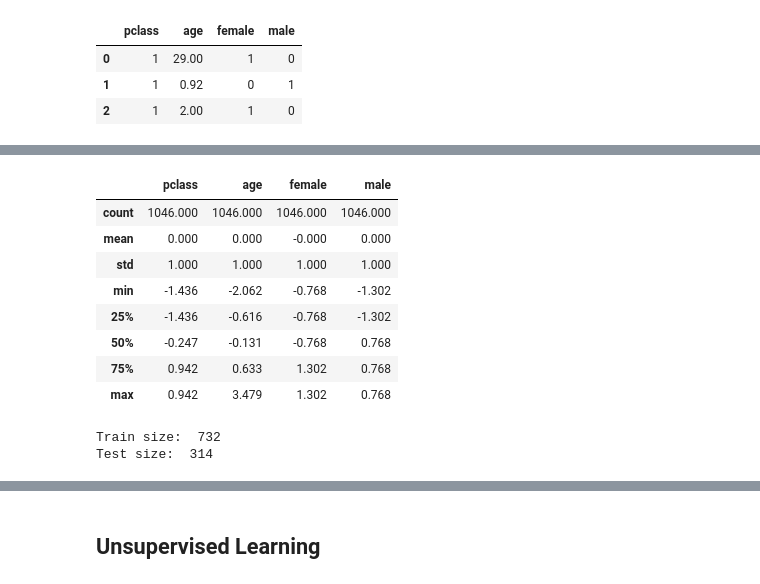
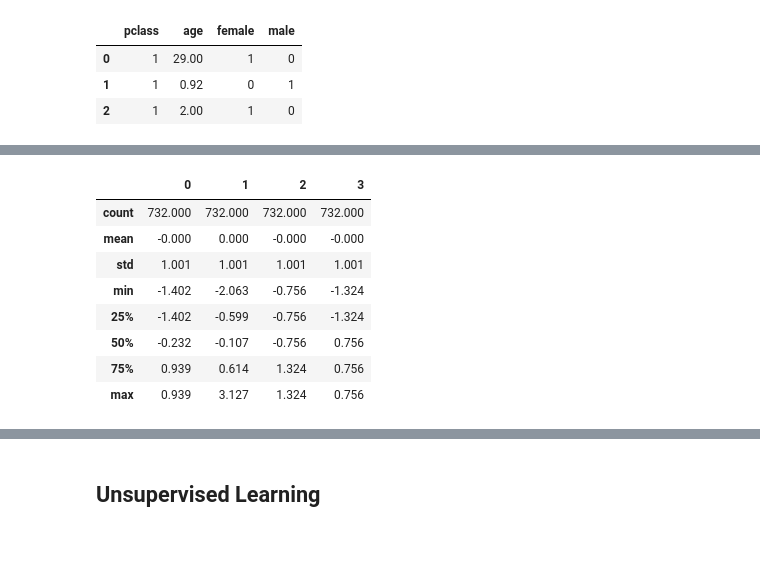
Before and after one commit to Mitch-json/Artificial-Intelligence-For-Engineers, a Jupyter notebook: Supervised and Unsupervised Learning/Supervised and Unsupervised Learning.ipynb, the cells around one changed output, grey strips where cells are left out. Saved outputs shown, nothing was run; the diff lists cells and outputs as text; code cells hidden in the pictures; blank space fills up the shorter version.

```diff
--- a/Supervised and Unsupervised Learning/Supervised and Unsupervised Learning.ipynb
+++ b/Supervised and Unsupervised Learning/Supervised and Unsupervised Learning.ipynb
@@ -55,10 +55,12 @@ X.head(3)
 | 1 | 1 | 0.92 | 0 | 1 |
 | 2 | 1 | 2.00 | 1 | 0 |
 # %%
+X_train, X_test, y_train, y_test = train_test_split(X, y, test_size=0.3, random_state=20)
+
+# Scale training and test data seperately
 scaler = StandardScaler()
+X_train_scaled = scaler.fit_transform(X_train)
+X_test_scaled = scaler.transform(X_test)
 
-X_scaled = scaler.fit_transform(X)
-
-X = pd.DataFrame(X_scaled, columns=X.columns)
-
-X.head()
+X_train = pd.DataFrame(X_train_scaled)
+X_test = pd.DataFrame(X_test_scaled)
@@ -72,20 +67,12 @@ X.head()
 # %%
-X.describe().round(3)
+X_train.describe().round(3)
 # %% [output]
-|  | pclass | age | female | male |
-| count | 1046.000 | 1046.000 | 1046.000 | 1046.000 |
-| mean | 0.000 | 0.000 | -0.000 | 0.000 |
-| std | 1.000 | 1.000 | 1.000 | 1.000 |
-| min | -1.436 | -2.062 | -0.768 | -1.302 |
-| 25% | -1.436 | -0.616 | -0.768 | -1.302 |
-| 50% | -0.247 | -0.131 | -0.768 | 0.768 |
-| 75% | 0.942 | 0.633 | 1.302 | 0.768 |
-| max | 0.942 | 3.479 | 1.302 | 0.768 |
+|  | 0 | 1 | 2 | 3 |
+| count | 732.000 | 732.000 | 732.000 | 732.000 |
+| mean | -0.000 | 0.000 | -0.000 | -0.000 |
+| std | 1.001 | 1.001 | 1.001 | 1.001 |
+| min | -1.402 | -2.063 | -0.756 | -1.324 |
+| 25% | -1.402 | -0.599 | -0.756 | -1.324 |
+| 50% | -0.232 | -0.107 | -0.756 | 0.756 |
+| 75% | 0.939 | 0.614 | 1.324 | 0.756 |
+| max | 0.939 | 3.127 | 1.324 | 0.756 |
-# %%
-X_train, X_test, y_train, y_test = train_test_split(X,y,test_size=0.3, random_state=0)
-
-print('Train size: ', X_train.shape[0])
-print('Test size: ', X_test.shape[0])
-# %% [output]
-Train size:  732
-Test size:  314
```
Also changed, not shown: parts of 8 cells of this notebook.
